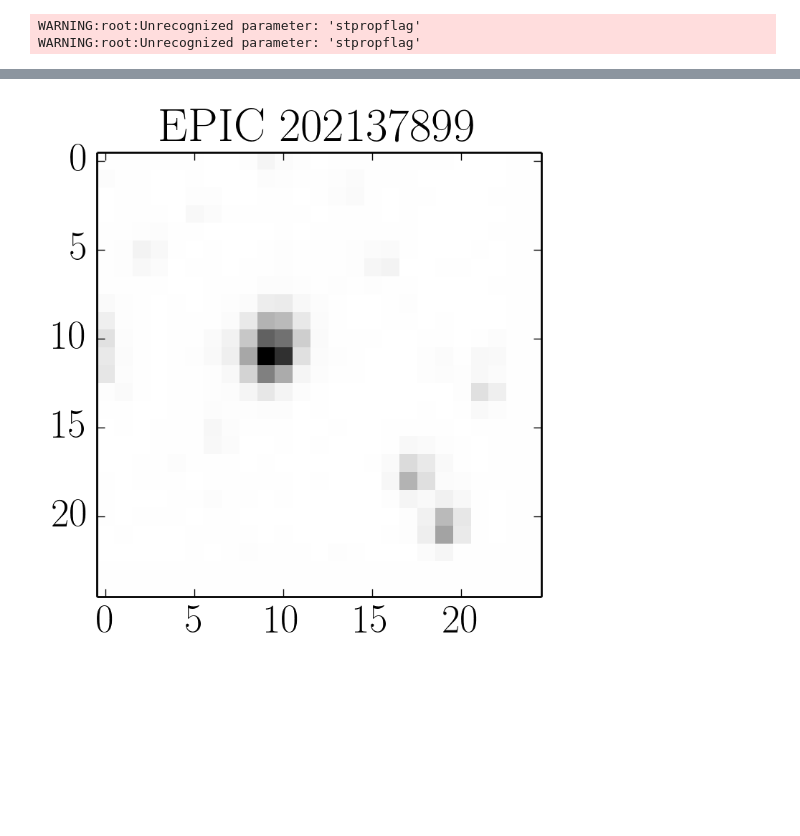
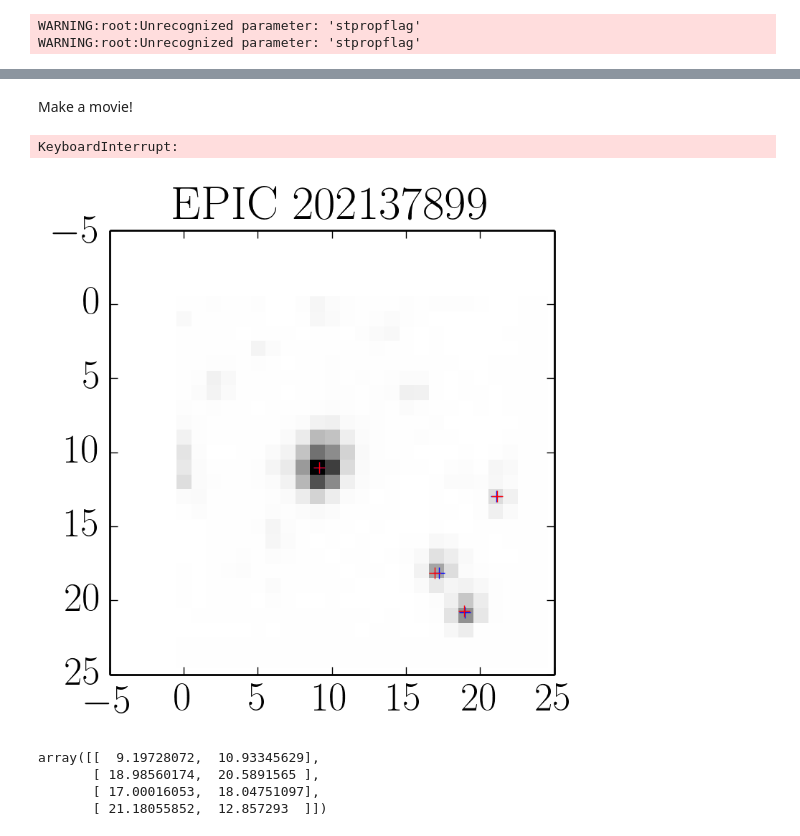
Before and after one commit to dfm/python-simplexy, a Jupyter notebook: demo.ipynb, the cells around one changed output, grey strips where cells are left out. Cells and saved outputs as stored; diff of their text form; code cells hidden in the pictures; blank space fills up the shorter version.

```diff
--- a/demo.ipynb
+++ b/demo.ipynb
@@ -40,23 +46,0 @@ def run_one(img):
-# %%
-c = run_one(flux[0])
-coords = np.nan + np.zeros((len(flux), len(c), 4))
-coords[0, :, :] = np.array(c)
-
-for i in range(1, len(flux)):
-    img = flux[i]
-    c = run_one(img)
-    if c is None:
-        coords[i] = coords[i-1]
-        continue
-    r2 = (c[:, 0][:, None] - coords[i-1, :, 0])**2 + (c[:, 1][:, None] - coords[i-1, :, 1])**2
-    r2[~np.isfinite(r2)] = np.inf
-    ix = np.arange(len(c))
-    iy = np.argmin(r2, axis=1)
-    r2 = r2[(ix, iy)]
-    print(i, iy)
-    m = r2 < 4.0
-    coords[i, iy[m], :] = c[ix[m]]
-    # print(coords[i])
-
-print(coords[:, 0, 0])
-pl.plot(time, coords[:, 0, 2], ".k")
@@ -109,0 +49,9 @@ pl.imshow(np.log(flux[63].T), cmap="gray_r", interpolation="nearest")
+# %%
+graph = []
+for i in range(len(flux)):
+    if quality[i] != 0:
+        graph.append([])
+        continue
+    img = flux[i]
+    r = run_one(img)
+    graph.append(r if r is not None else [])
@@ -109,0 +100,2 @@ pl.imshow(np.log(flux[63].T), cmap="gray_r", interpolation="nearest")
+# %%
+good_times = np.all(np.isfinite(coords), axis=(1, 2))
@@ -109,0 +104,6 @@ pl.imshow(np.log(flux[63].T), cmap="gray_r", interpolation="nearest")
+# %%
+center = np.array(coords[:, 0, :2])
+center -= np.mean(center[good_times], axis=0)
+# center = np.sum(coords[:, :, :2] * coords[:, :, 2][:, :, None], axis=1) / np.sum(coords[:, :, 2], axis=1)[:, None]
+dx = coords[:, :, :2] - center[:, None, :]
+offsets = np.median(dx[np.all(np.isfinite(dx), axis=(1, 2))], axis=0)
@@ -110,15 +120,27 @@ pl.imshow(np.log(flux[63].T), cmap="gray_r", interpolation="nearest")
+# %% [markdown]
+Make a movie!
 # %%
 i = 0
-for img in flux:
+for t, img in enumerate(flux):
     m = np.isfinite(img)
     m[m] *= (img[m] > 0.0)
     if not np.any(m):
         continue
     img[~m] = np.median(img[m])
     pl.clf()
     pl.imshow(np.log(img.T), cmap="gray_r", interpolation="nearest")
+    pl.plot(coords[t, :, 0], coords[t, :, 1], "+b")
+    pl.plot(center[t, 0] + offsets[:, 0], center[t, 1] + offsets[:, 1], "+r")
     pl.title("EPIC 202137899")
     pl.savefig("frames/{0:05d}.png".format(i))
     i += 1
 # %% [output]
+KeyboardInterrupt:
-[figure, old version]
+[figure, new version]
+# %%
+offsets
+# %% [output]
+array([[  9.19728072,  10.93345629],
+       [ 18.98560174,  20.5891565 ],
+       [ 17.00016053,  18.04751097],
+       [ 21.18055852,  12.857293  ]])
```
Also changed, not shown: parts of 13 cells of this notebook, 1 other file.
